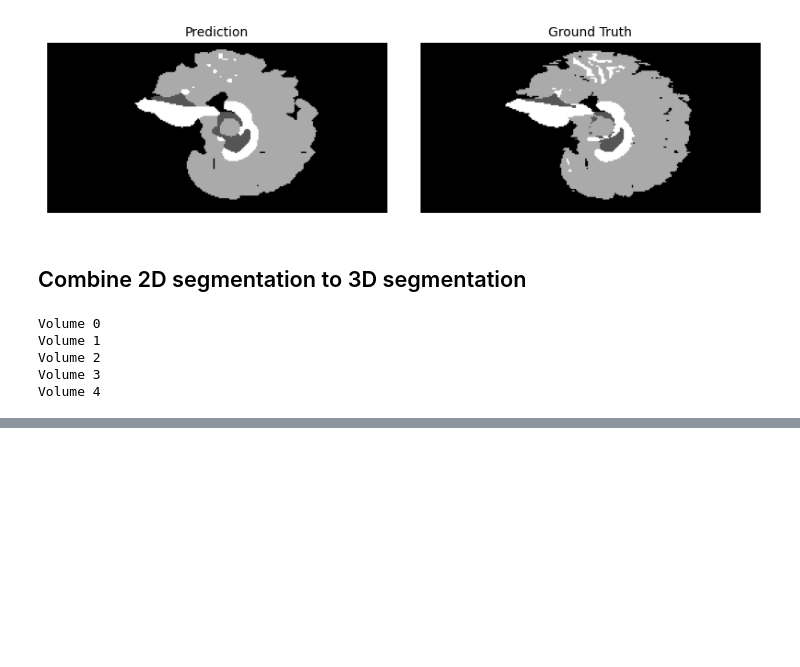
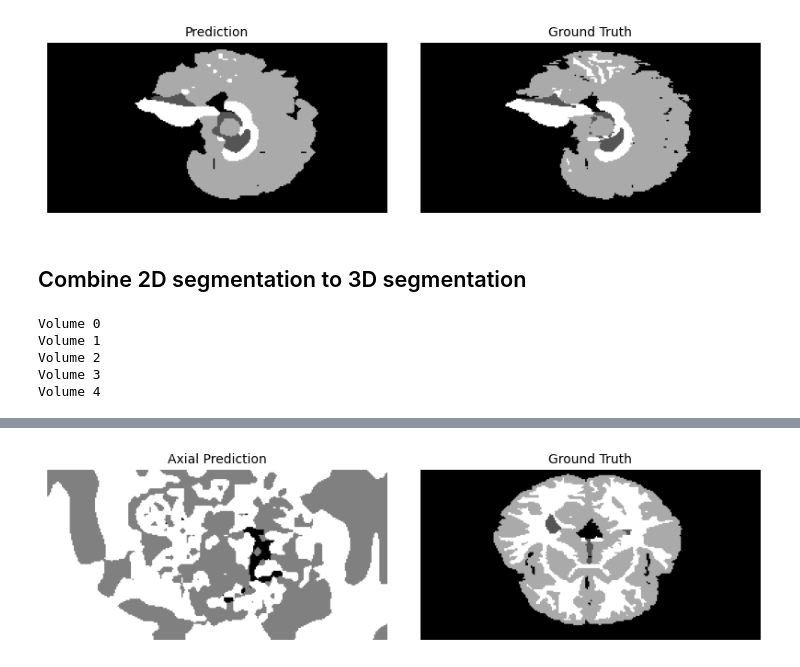
Before and after one commit to huytrnq/BrainSegmentation, a Jupyter notebook: SliceSegmentation.ipynb, the cells around one changed output, grey strips where cells are left out. Drawn from its saved outputs; the diff is of its cells as text; code cells hidden in the pictures; blank space fills up the shorter version.

```diff
--- a/SliceSegmentation.ipynb
+++ b/SliceSegmentation.ipynb
@@ -221,0 +302,21 @@ dice_score_3d(predictions, labels, num_classes=4)
+# %%
+axial_dataset = BrainMRISliceDataset(os.path.join(ROOT_DIR, 'val'), slice_axis=0, transform=test_transform, cache=True, ignore_background=False)
+axial_loader = DataLoader(axial_dataset, batch_size=BATCH_SIZE, shuffle=False, num_workers=NUM_WORKERS)
+# %%
+axial_model_uri = 'runs:/bd5ae7f392d946dab672e51076446e83/model'
+# Load the model
+axial_model = mlflow.pytorch.load_model(axial_model_uri, map_location=DEVICE)
+# %%
+axial_dices, axial_predictions, axial_probs, axial_labels = evaluate(
+    axial_model,
+    axial_loader,
+    axial_dataset,
+    dice_coefficient,
+    dice_score_3d,
+    plane='axial',
+    device=DEVICE,
+    n_test_volumes=5,
+    input_shape=(128, 256)
+)
+
+pprint(axial_dices, sort_dicts=True, indent=4)
@@ -221,0 +462,4 @@ dice_score_3d(predictions, labels, num_classes=4)
+# %%
+plot_images([torch.argmax(axial_probs, dim=1).numpy()[0, 129, :, :], labels[0, 129, :, :]], ["Axial Prediction", "Ground Truth"], cols=2)
+# %% [output]
+[figure, added]
```
Also changed, not shown: parts of 28 cells of this notebook, 5 other files.
